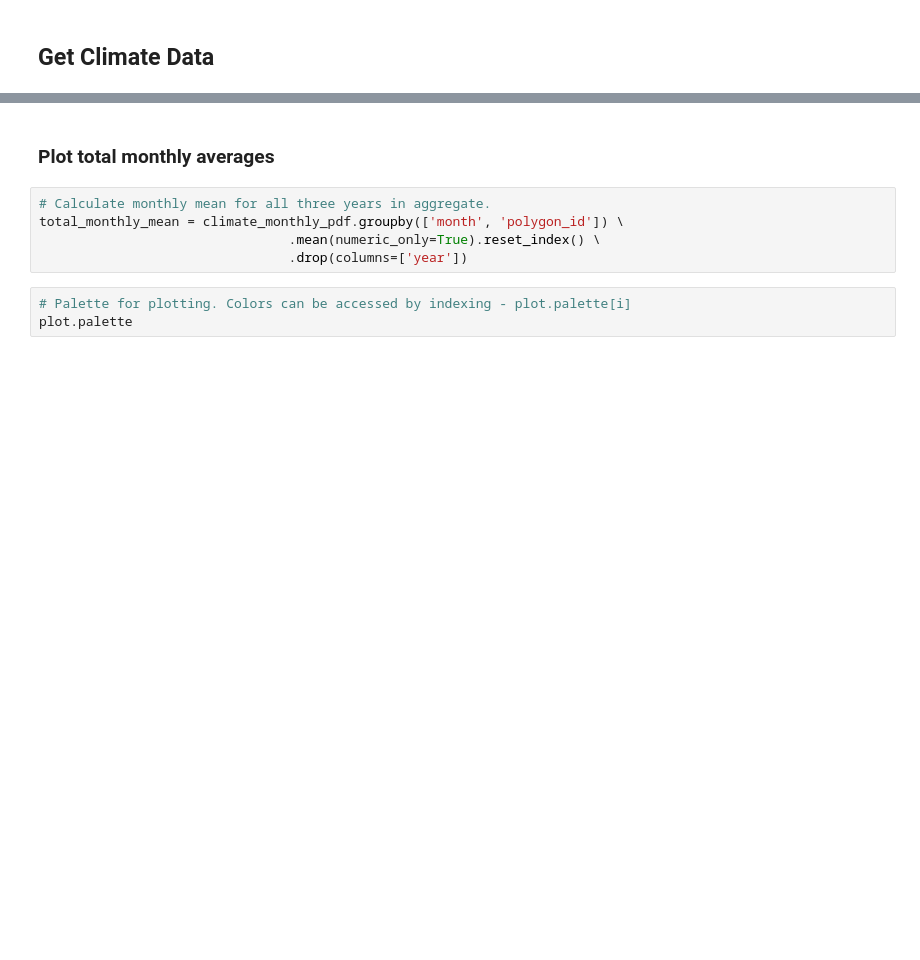
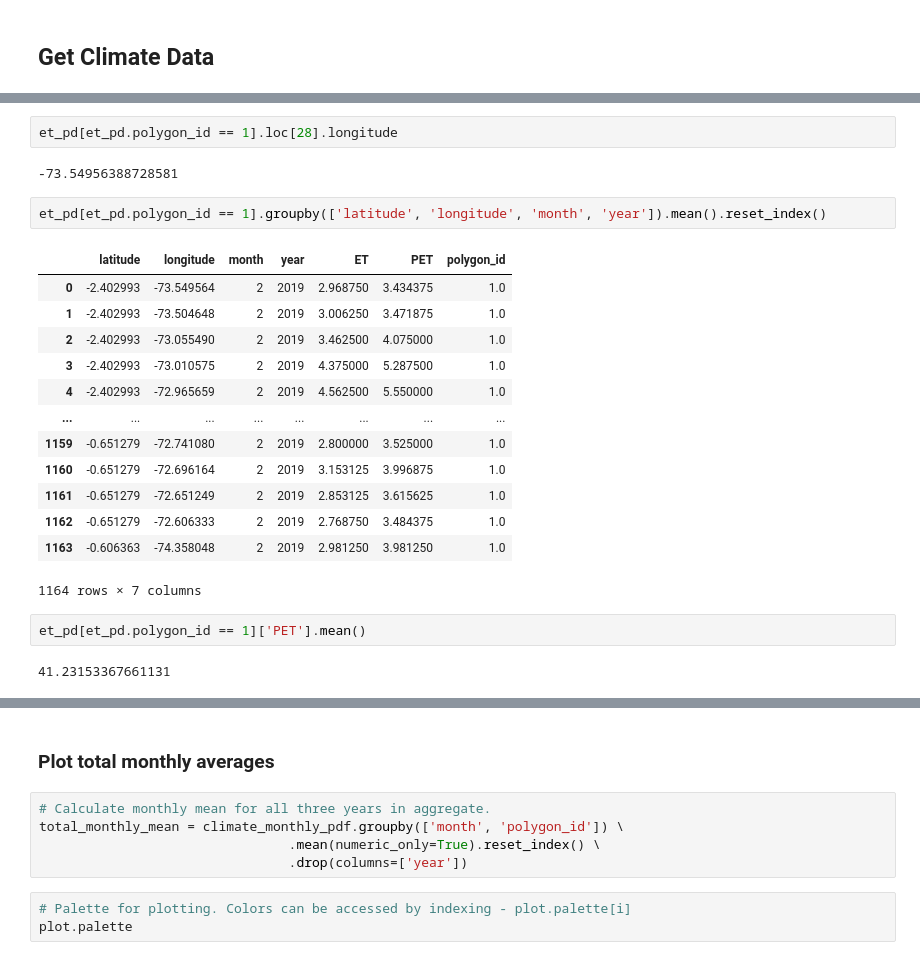
Before and after one commit to 4C-Guided-Team-Challenge/drought-with-gedi, a Jupyter notebook: notebooks/exploratory/ClimateData.ipynb, the cells around one changed output, grey strips where cells are left out. Saved outputs shown, nothing was run; the diff lists cells and outputs as text; blank space fills up the shorter version.

```diff
--- a/notebooks/exploratory/ClimateData.ipynb
+++ b/notebooks/exploratory/ClimateData.ipynb
@@ -39,0 +654,24 @@ climate_monthly_pdf = ee_climate.get_monthly_climate_data_as_pdf(
+# %%
+et_pd[et_pd.polygon_id == 1].loc[28].longitude
+# %% [output]
+-73.54956388728581
+# %%
+et_pd[et_pd.polygon_id == 1].groupby(['latitude', 'longitude', 'month', 'year']).mean().reset_index()
+# %% [output]
+|  | latitude | longitude | month | year | ET | PET | polygon_id |
+| 0 | -2.402993 | -73.549564 | 2 | 2019 | 2.968750 | 3.434375 | 1.0 |
+| 1 | -2.402993 | -73.504648 | 2 | 2019 | 3.006250 | 3.471875 | 1.0 |
+| 2 | -2.402993 | -73.055490 | 2 | 2019 | 3.462500 | 4.075000 | 1.0 |
+| 3 | -2.402993 | -73.010575 | 2 | 2019 | 4.375000 | 5.287500 | 1.0 |
+| 4 | -2.402993 | -72.965659 | 2 | 2019 | 4.562500 | 5.550000 | 1.0 |
+| ... | ... | ... | ... | ... | ... | ... | ... |
+| 1159 | -0.651279 | -72.741080 | 2 | 2019 | 2.800000 | 3.525000 | 1.0 |
+| 1160 | -0.651279 | -72.696164 | 2 | 2019 | 3.153125 | 3.996875 | 1.0 |
+| 1161 | -0.651279 | -72.651249 | 2 | 2019 | 2.853125 | 3.615625 | 1.0 |
+| 1162 | -0.651279 | -72.606333 | 2 | 2019 | 2.768750 | 3.484375 | 1.0 |
+| 1163 | -0.606363 | -74.358048 | 2 | 2019 | 2.981250 | 3.981250 | 1.0 |
+1164 rows × 7 columns
+# %%
+et_pd[et_pd.polygon_id == 1]['PET'].mean()
+# %% [output]
+41.23153367661131
```
Also changed, not shown: parts of 54 cells of this notebook, 4 other files.
